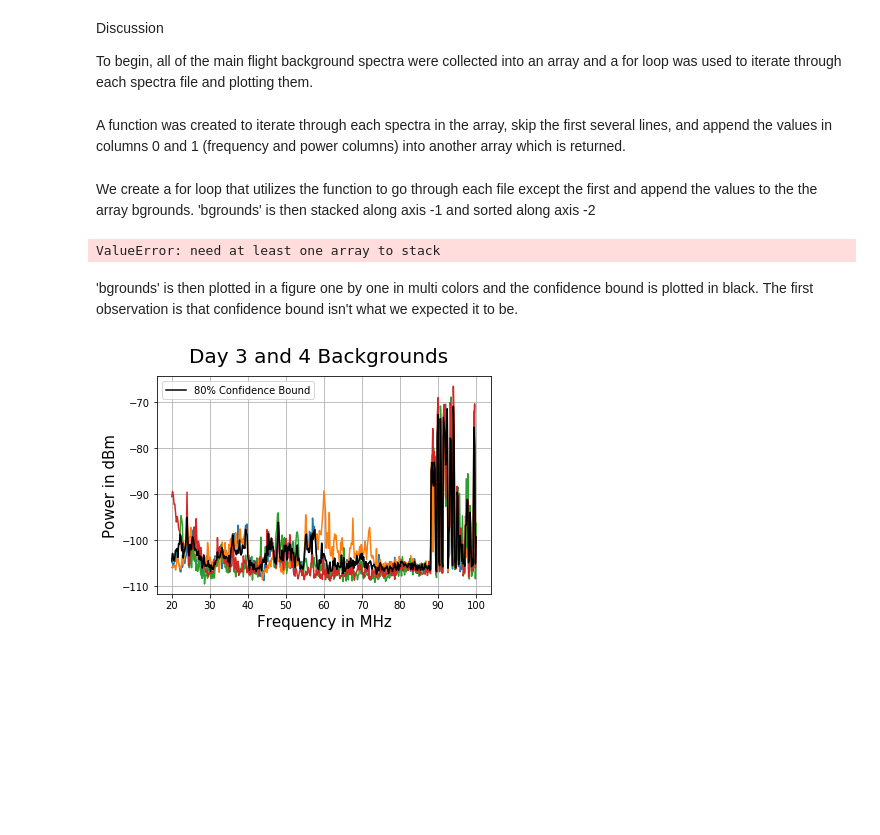
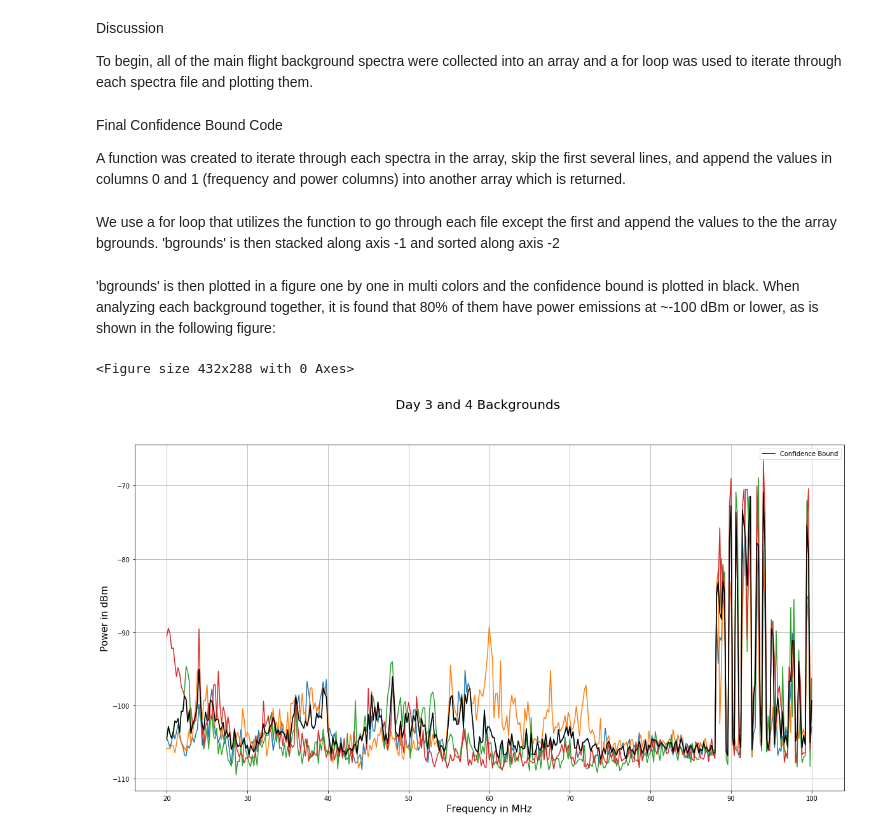
Before and after one commit to dannyjacobs/ECHO, a Jupyter notebook: analysis/ECHO043_Determination of Drone Noise Interference.ipynb, the cells around one changed output. Cells and saved outputs as stored; diff of their text form; code cells hidden in the pictures; blank space fills up the shorter version.

```diff
--- a/analysis/ECHO043_Determination of Drone Noise Interference.ipynb
+++ b/analysis/ECHO043_Determination of Drone Noise Interference.ipynb
@@ -339,4 +327,6 @@ bgrounds1=[r'C:\Users\shani\Documents\Work\LoCo Labs\ECHO\Sevilleta\Day 3 10-25\
 # %% [markdown]
+Final Confidence Bound Code
+
 A function was created to iterate through each spectra in the array, skip the first several lines, and append the values in columns 0 and 1 (frequency and power columns) into another array which is returned.
 # %%
 def load_fieldfox(filename):
@@ -349,32 +339,38 @@ def load_fieldfox(filename):
         vals=line.split(',')
         d.append([vals[0],vals[1]])
     return np.array(d,dtype=np.float)
+# %%
+bgrounds_files=[r'C:\Users\shani\Documents\Work\LoCo Labs\ECHO\Sevilleta\Day 3 10-25\DAY3BACK2.csv',
+         r'C:\Users\shani\Documents\Work\LoCo Labs\ECHO\Sevilleta\Day 3 10-25\F6_B.csv',
+        r'C:\Users\shani\Documents\Work\LoCo Labs\ECHO\Sevilleta\Day 3 10-25\F7_B.csv',
+         r'C:\Users\shani\Documents\Work\LoCo Labs\ECHO\Sevilleta\Day 4 10-26\D4FB.csv',
+        r'C:\Users\shani\Documents\Work\LoCo Labs\ECHO\Sevilleta\Day 4 10-26\D4FB_2.csv' ]
 # %% [markdown]
-We create a for loop that utilizes the function to go through each file except the first and append the values to the the array bgrounds. 'bgrounds' is then stacked along axis -1 and sorted along axis -2
+We use a for loop that utilizes the function to go through each file except the first and append the values to the the array bgrounds. 'bgrounds' is then stacked along axis -1 and sorted along axis -2
 # %%
-bgrounds1=[]
-for bg in bgrounds1[1:]: #[1:] skips the first file, which is a spectra with the highest noise floor
+bgrounds_data=[]
+for bgfile in bgrounds_files[1:]: #[1:] skips the first file, which is a spectra with the highest noise floor
 
-    bgrounds1.append(load_fieldfox(bg)) #
+    bgrounds_data.append(load_fieldfox(bgfile)) #
 
-bgrounds1=np.stack(bgrounds1, axis=-1)
+bgrounds_data=np.stack(bgrounds_data, axis=-1)
 
-bgsorted1=np.sort(bgrounds1, axis=2)
+bgsorted1=np.sort(bgrounds_data, axis=2)
-# %% [output]
-ValueError: need at least one array to stack
 # %% [markdown]
-'bgrounds' is then plotted in a figure one by one in multi colors and the confidence bound is plotted in black. The first observation is that confidence bound isn't what we expected it to be.
+'bgrounds' is then plotted in a figure one by one in multi colors and the confidence bound is plotted in black. When analyzing each background together, it is found that 80% of them have power emissions at ~-100 dBm or lower, as is shown in the following figure:
 # %%
 fig=figure()
-plot(bgrounds1[:,0,:]/1e6, bgrounds1[:,1,:]) #all bground plots plot(x=freq,y=pwr)
+fig = figure(figsize=(20,10))
+plot(bgrounds_data[:,0,:]/1e6, bgrounds_data[:,1,:]) #all bground plots plot(x=freq,y=pwr)
 #plot(bgrounds[:,1,:]) #[dim1,dim2,dim3], 1-power in 2nd dim. also plots bgrounds but x=#ofpnts
 #plot(bgsorted[:,1,-2], 'k', label='80% Confidence Bound') #black line=80% confidence interval. x=#points
 plot(bgsorted1[:,0,-2]/1e6,bgsorted1[:,1,-2], 'k', label='Confidence Bound')
 
 fig.suptitle('Day 3 and 4 Backgrounds', fontsize=20)
 xlabel('Frequency in MHz', fontsize=15)
 ylabel('Power in dBm', fontsize=15)
 legend(fontsize=10)
 grid()
 # %% [output]
+<Figure size 432x288 with 0 Axes>
-[figure, old version]
+[figure, new version]
```
Also changed, not shown: parts of 12 cells of this notebook.
